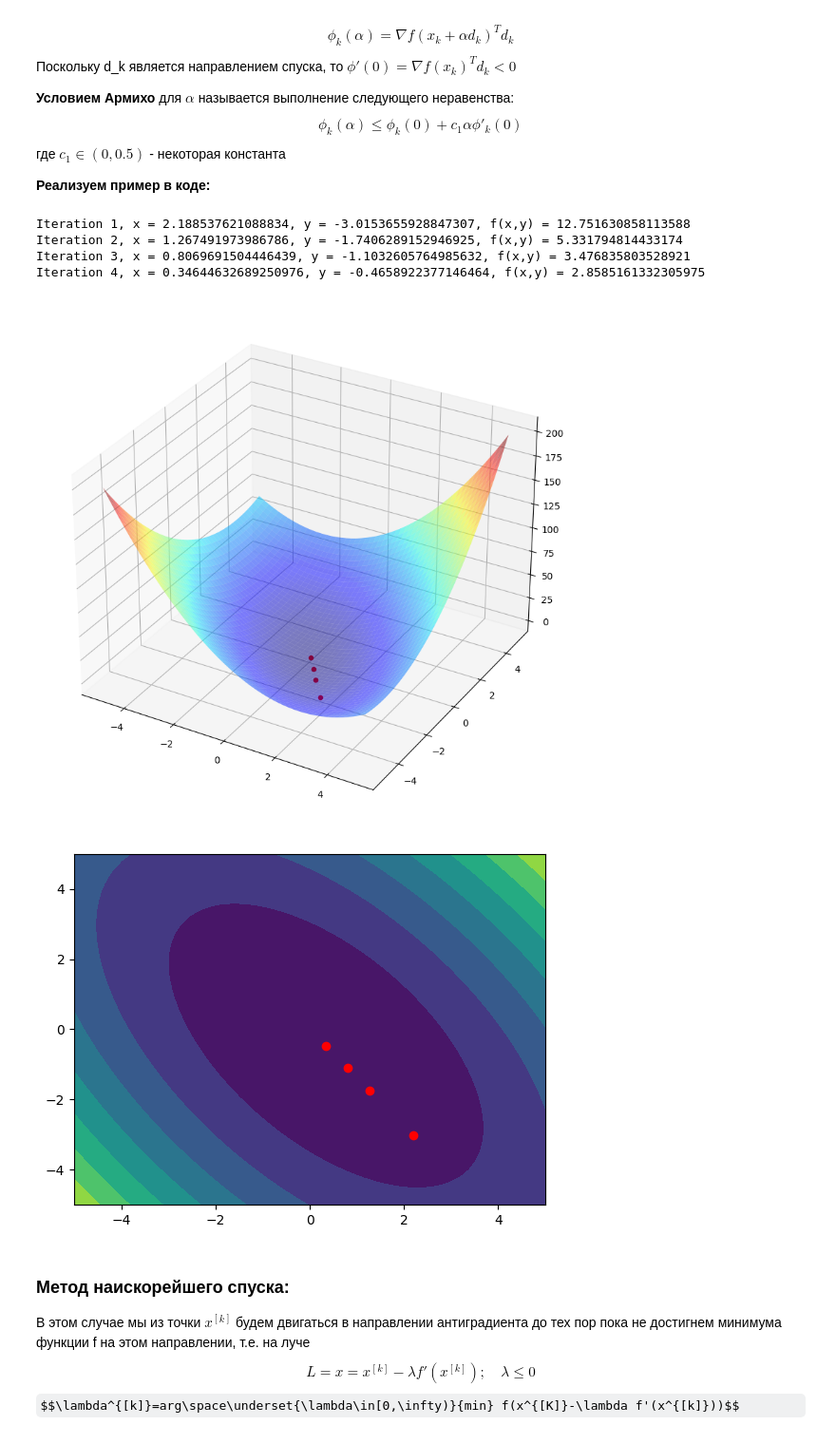
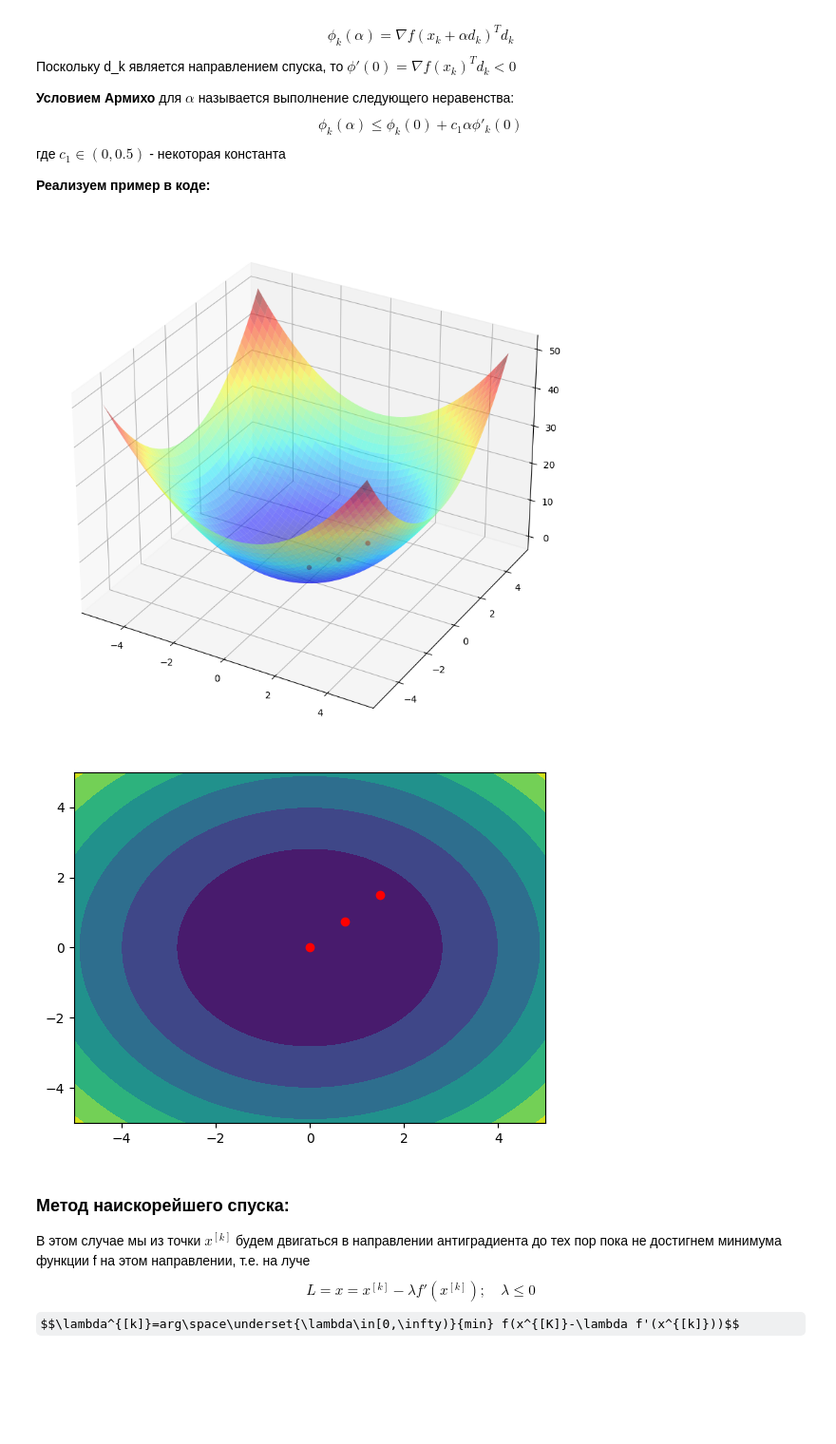
Before and after one commit to Iamnotagenius/Primat, a Jupyter notebook: lab-3/lab-3.ipynb, the cells around one changed output. Shown at 95% size. Cells and saved outputs as stored; diff of their text form; code cells hidden in the pictures; some formulas as TeX source; blank space fills up the shorter version.

```diff
--- a/lab-3/lab-3.ipynb
+++ b/lab-3/lab-3.ipynb
@@ -107,11 +107,11 @@ def gradient_descent(f, start_point, step_size, num_iterations):
     plt.show()
 
 # зададим функцию, начальную точку и скорость спуска
-# f = lambda x: x[0]**2 + x[1]**2
-f = random_quadratic(2, 4)
-start_point = np.array([4, -3])
+f = lambda x: x[0]**2 + x[1]**2
+# f = random_quadratic(2, 4)
+start_point = np.array([3, 3])
 step_size = 0.1
-num_iterations = 20
+num_iterations = 100
 
 # выполним градиентный спуск
 gradient_descent(f, start_point, step_size, num_iterations)
@@ -133,39 +133,32 @@ $$\phi_k(\alpha) \le \phi_k(0) + c_1\alpha\phi'_k(0)$$
 
 **Реализуем пример в коде:**
 # %%
-# начальные значения
-x0 = start_point
-alpha = 1
-beta = 0.5
-eps = 1e-5
-iters = 0
-max_iters = 100
 
-# создание графика
-axes = new_axes(f)
 
-# обновление весов
-while iters < max_iters:
-    g = grad(f, x0)
-    step = alpha
-    while f((x0 - step*g)) > f(x0) + beta*step*np.dot(g, -g):
-        step *= 0.5
-    x1 = x0 - step*g
-    if np.linalg.norm(x0-x1) < eps:
-        break
-    x0 = x1
-    iters += 1
-    print("Iteration {}, x = {}, y = {}, f(x,y) = {}".format(iters, *x0, f(x0)))
-    scatter(axes, *x0, f(x0), color='r')
-    stepSplitIters += 1
+def Arm(f = f, x0 = start_point, max_iters = 100, alpha = 1, beta = 0.5, eps = 0.00001, iters = 0):
+    # создание графика
+    axes = new_axes(f)
+    global stepSplitIters
+    # обновление весов
+    while iters < max_iters:
+        g = grad(f, x0)
+        step = alpha
+        while f((x0 - step*g)) > f(x0) + beta*step*np.dot(g, -g):
+            step *= 0.5
+        x1 = x0 - step*g
+        if np.linalg.norm(x0-x1) < eps:
+            break
+        x0 = x1
+        iters += 1
+        scatter(axes, *x0, f(x0), color='r')
+        stepSplitIters += 1
+
 plt.show()
+
+Arm()
 # %% [output]
-Iteration 1, x = 2.188537621088834, y = -3.0153655928847307, f(x,y) = 12.751630858113588
-Iteration 2, x = 1.267491973986786, y = -1.7406289152946925, f(x,y) = 5.331794814433174
-Iteration 3, x = 0.8069691504446439, y = -1.1032605764985632, f(x,y) = 3.476835803528921
-Iteration 4, x = 0.34644632689250976, y = -0.4658922377146464, f(x,y) = 2.8585161332305975
-[figure, old version]
+[figure, new version]
-[figure, old version]
+[figure, new version]
 # %% [markdown]
 ### Метод наискорейшего спуска:
 
```
Also changed, not shown: parts of 6 cells of this notebook.
